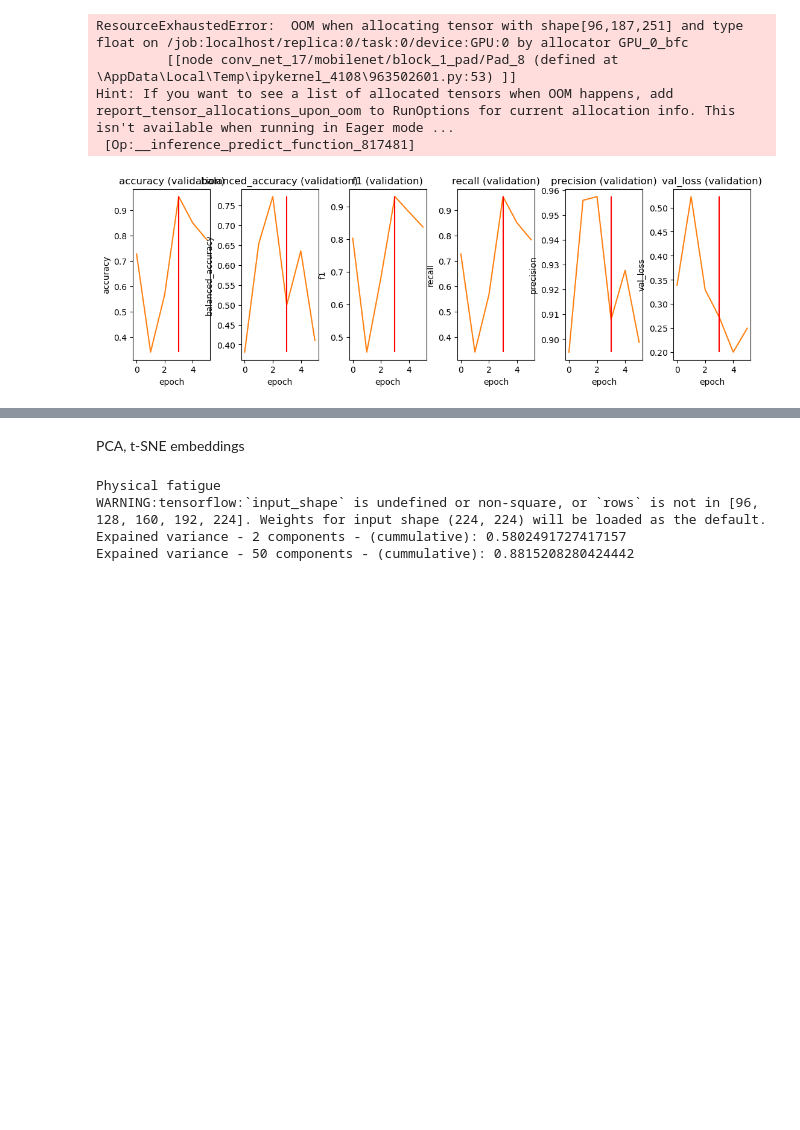
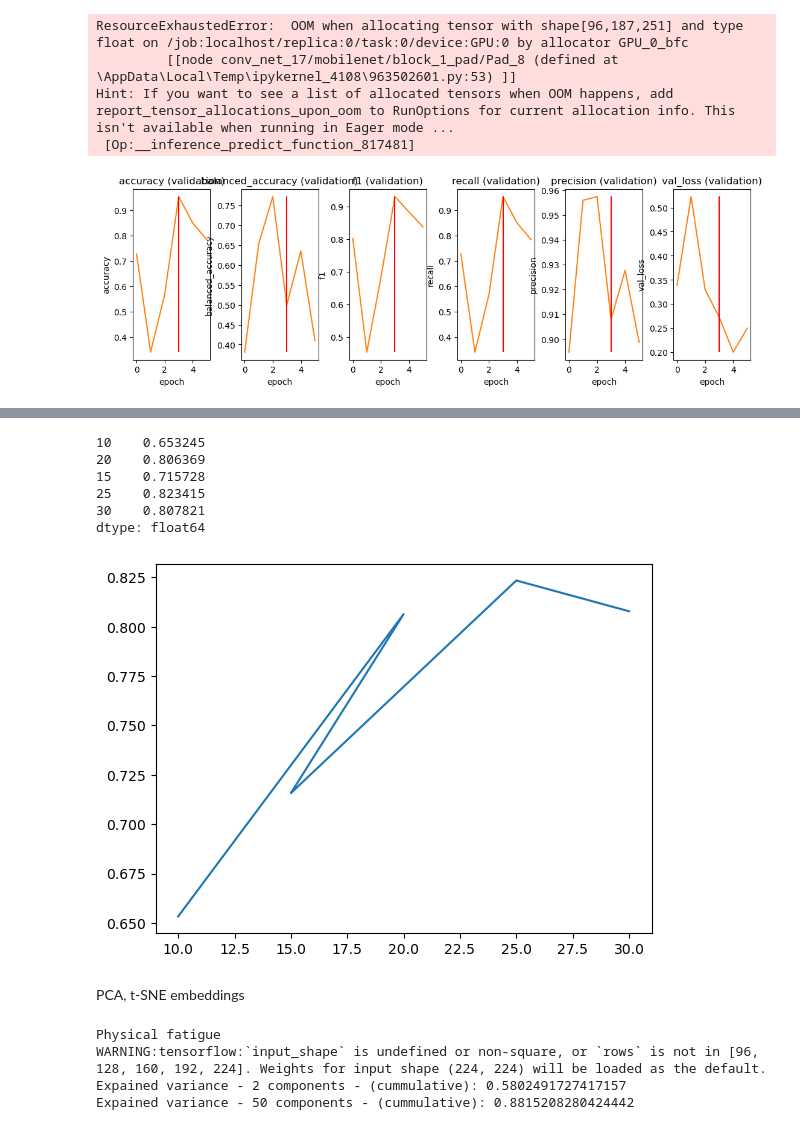
Before and after one commit to Yahnnosh/Sensor-Based-Modeling-of-Fatigue-Using-Transformer-Model, a Jupyter notebook: CNN.ipynb, the cells around one changed output, grey strips where cells are left out. Cells and saved outputs as stored; diff of their text form; code cells hidden in the pictures; blank space fills up the shorter version.

Commit message:
revisited CNN epochs

```diff
--- a/CNN.ipynb
+++ b/CNN.ipynb
@@ -765,7 +921,7 @@ Training curve (for analyzation of n_epochs, learning-rate, ...)
 variable = 0
 folds = 5
 groups = subjects
-epochs = 10
+epochs = 25
 
 # use validation data every epoch
 history_val = {'accuracy': [],
@@ -876,0 +1066,2 @@ plt.show()
+# %%
+scores_epochs = dict()
@@ -876,0 +1278,14 @@ plt.show()
+# %%
+with warnings.catch_warnings():
+    warnings.filterwarnings('ignore')
+
+    for epochs in (15, 25):
+        model = CNN(path, variable=0, epochs=epochs, learning_rate=1e-3, batch_size=16)
+
+        scores_epochs[epochs] = stratified_group_k_fold(path=path,
+                                                        groups=subjects,
+                                                        model=model,
+                                                        folds=5,
+                                                        images=True,
+                                                        verbose=True,
+                                                        variable=0)
@@ -876,0 +1488,14 @@ plt.show()
+# %%
+with warnings.catch_warnings():
+    warnings.filterwarnings('ignore')
+
+    for epochs in (30,):
+        model = CNN(path, variable=0, epochs=epochs, learning_rate=1e-3, batch_size=16)
+
+        scores_epochs[epochs] = stratified_group_k_fold(path=path,
+                                                        groups=subjects,
+                                                        model=model,
+                                                        folds=5,
+                                                        images=True,
+                                                        verbose=True,
+                                                        variable=0)
@@ -877,3 +1604,15 @@ plt.show()
+# %%
+t = pd.DataFrame([{key: element['f1']} for key, value in scores_epochs.items() for element in value])
+plt.plot(t.mean())
+t.mean()
+# %% [output]
+10    0.653245
+20    0.806369
+15    0.715728
+25    0.823415
+30    0.807821
+dtype: float64
+[figure, added]
 # %% [markdown]
 PCA, t-SNE embeddings
 # %%
```
Also changed, not shown: parts of 18 cells of this notebook, 28 other files.
